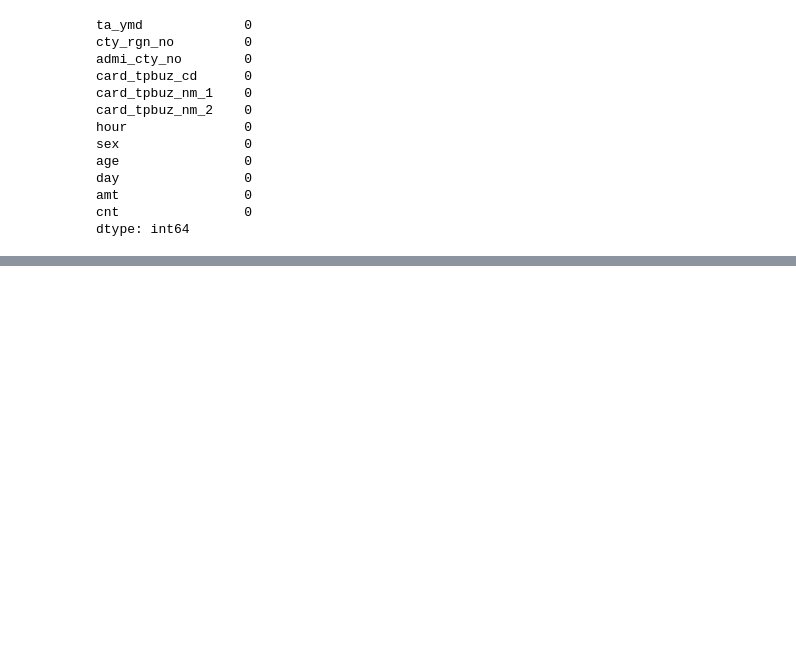
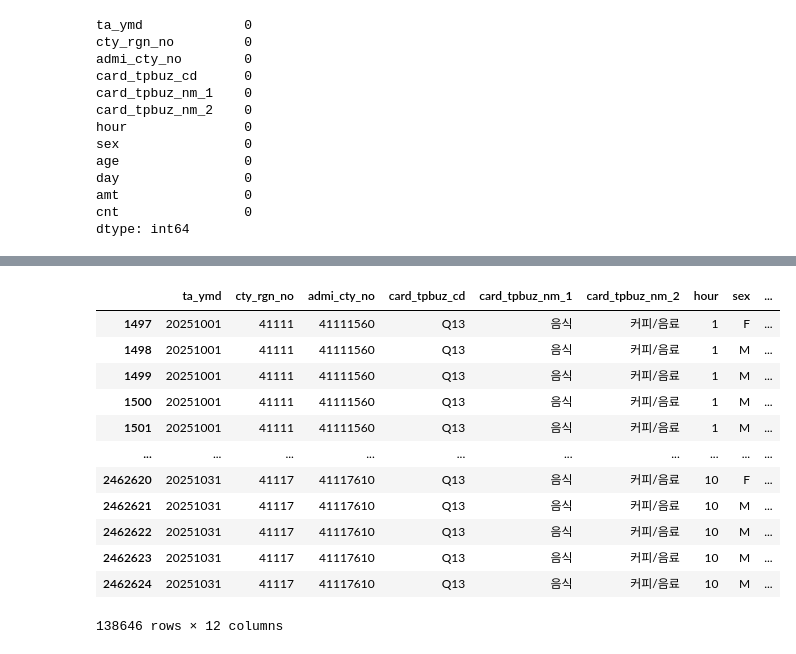
Before and after one commit to Hyo0806/ai, a Jupyter notebook: source/00_프로젝트/자료조사.ipynb, the cells around one changed output, grey strips where cells are left out. Cells and saved outputs as stored; diff of their text form; code cells hidden in the pictures; blank space fills up the shorter version.

```diff
--- a/source/00_프로젝트/자료조사.ipynb
+++ b/source/00_프로젝트/자료조사.ipynb
@@ -132,0 +147,17 @@ data
+# %%
+sw_data = pd.read_csv('C:/Users/Admin/AI/downloads/shareData/카드소비 데이터/카드소비 데이터_202510/tbsh_gyeonggi_day_202510_수원시.csv')
+sw_data[sw_data['card_tpbuz_nm_2']=='커피/음료']
+# %% [output]
+|  | ta_ymd | cty_rgn_no | admi_cty_no | card_tpbuz_cd | card_tpbuz_nm_1 | card_tpbuz_nm_2 | hour | sex | ... |
+| 1497 | 20251001 | 41111 | 41111560 | Q13 | 음식 | 커피/음료 | 1 | F | ... |
+| 1498 | 20251001 | 41111 | 41111560 | Q13 | 음식 | 커피/음료 | 1 | M | ... |
+| 1499 | 20251001 | 41111 | 41111560 | Q13 | 음식 | 커피/음료 | 1 | M | ... |
+| 1500 | 20251001 | 41111 | 41111560 | Q13 | 음식 | 커피/음료 | 1 | M | ... |
+| 1501 | 20251001 | 41111 | 41111560 | Q13 | 음식 | 커피/음료 | 1 | M | ... |
+| ... | ... | ... | ... | ... | ... | ... | ... | ... | ... |
+| 2462620 | 20251031 | 41117 | 41117610 | Q13 | 음식 | 커피/음료 | 10 | F | ... |
+| 2462621 | 20251031 | 41117 | 41117610 | Q13 | 음식 | 커피/음료 | 10 | M | ... |
+| 2462622 | 20251031 | 41117 | 41117610 | Q13 | 음식 | 커피/음료 | 10 | M | ... |
+| 2462623 | 20251031 | 41117 | 41117610 | Q13 | 음식 | 커피/음료 | 10 | M | ... |
+| 2462624 | 20251031 | 41117 | 41117610 | Q13 | 음식 | 커피/음료 | 10 | M | ... |
+138646 rows × 12 columns
```
Also changed, not shown: parts of 4 cells of this notebook, 7 other files.
